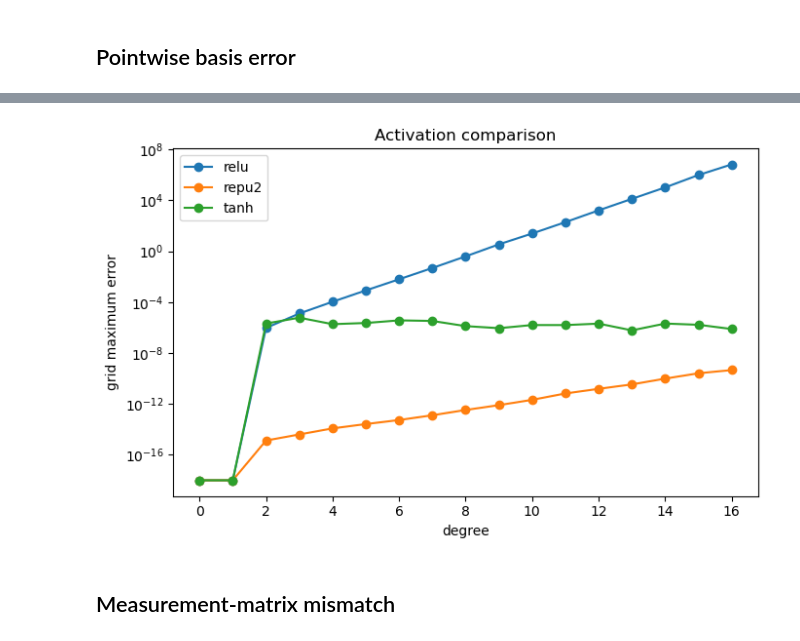
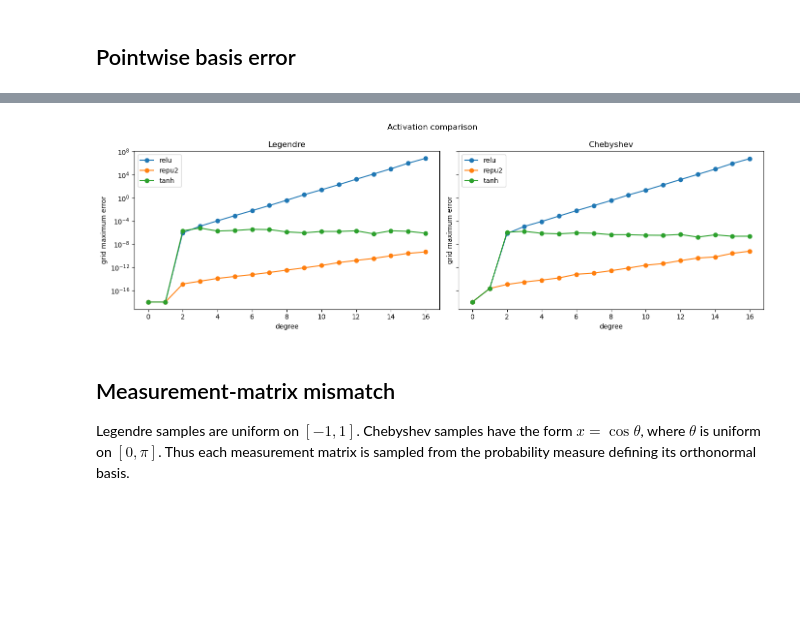
Before and after one commit to ndexter/neural-polynomial-emulation, a Jupyter notebook: notebooks/activation_diagnostics.ipynb, the cells around one changed output, grey strips where cells are left out. Drawn from its saved outputs; the diff is of its cells as text; code cells hidden in the pictures; blank space fills up the shorter version.

Commit message:
Added Chebyshev basis

```diff
--- a/notebooks/activation_diagnostics.ipynb
+++ b/notebooks/activation_diagnostics.ipynb
@@ -21,15 +22,36 @@ import pandas as pd
 import torch
 
 from neural_polynomial_emulation import (
+    ChebyshevEmulator,
     LegendreEmulator,
     basis_error_by_degree,
+    emulated_chebyshev_basis,
     emulated_legendre_basis,
+    exact_chebyshev_basis,
     exact_legendre_basis,
     relative_frobenius_mismatch,
 )
 
+FAMILIES = ("legendre", "chebyshev")
 PRODUCTS = ("relu", "tanh", "repu2")
 TANH_TOLERANCE = 1e-4
+
+FAMILY_APIS = {
+    "legendre": {
+        "label": "Legendre",
+        "emulator": LegendreEmulator,
+        "exact_basis": exact_legendre_basis,
+        "emulated_basis": emulated_legendre_basis,
+        "sample": lambda rng, size: rng.uniform(-1.0, 1.0, size=size),
+    },
+    "chebyshev": {
+        "label": "Chebyshev",
+        "emulator": ChebyshevEmulator,
+        "exact_basis": exact_chebyshev_basis,
+        "emulated_basis": emulated_chebyshev_basis,
+        "sample": lambda rng, size: np.cos(rng.uniform(0.0, np.pi, size=size)),
+    },
+}
 # %% [markdown]
 ## Pointwise basis error
 # %%
@@ -72,14 +102,31 @@ error_table.pivot(index="degree", columns="product", values="sup_error")
 # %%
-fig, ax = plt.subplots(figsize=(7, 4.5))
-for product, group in error_table.groupby("product"):
-    ax.semilogy(group["degree"], np.maximum(group["sup_error"], 1e-18), marker="o", label=product)
-ax.set(xlabel="degree", ylabel="grid maximum error", title="Activation comparison")
-ax.legend()
+fig, axes = plt.subplots(1, len(FAMILIES), figsize=(14, 4.5), sharey=True)
+for ax, family in zip(axes, FAMILIES):
+    family_table = error_table[error_table["family"] == family]
+    for product, group in family_table.groupby("product"):
+        ax.semilogy(
+            group["degree"],
+            np.maximum(group["sup_error"], 1e-18),
+            marker="o",
+            label=product,
+        )
+    ax.set(
+        xlabel="degree",
+        ylabel="grid maximum error",
+        title=FAMILY_APIS[family]["label"],
+    )
+    ax.legend()
+fig.suptitle("Activation comparison")
 fig.tight_layout()
 plt.show()
 # %% [output]
-[figure, old version]
+[figure, new version]
-# %% [markdown]
-## Measurement-matrix mismatch
+# %% [markdown]
+## Measurement-matrix mismatch
+
+Legendre samples are uniform on $[-1,1]$. Chebyshev samples have the form
+$x=\cos\theta$, where $\theta$ is uniform on $[0,\pi]$. Thus each
+measurement matrix is sampled from the probability measure defining its
+orthonormal basis.
 # %%
 rng = np.random.default_rng(90210)
```
Also changed, not shown: parts of 7 cells of this notebook, 18 other files.
